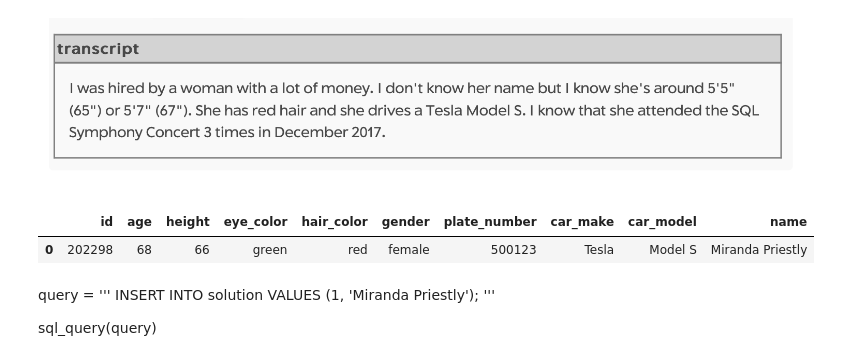
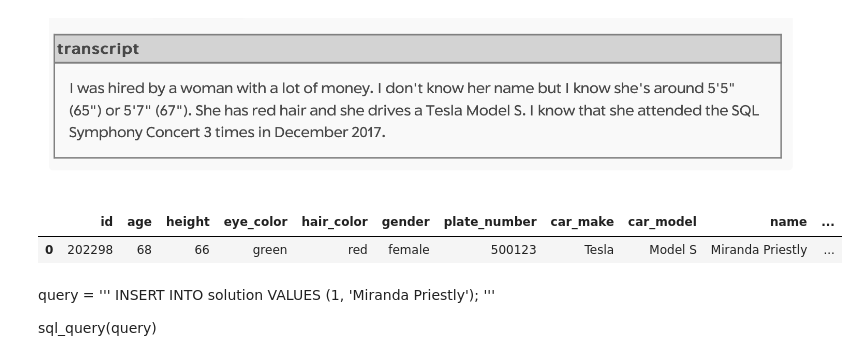
Before and after one commit to cr-jrecalde/Team-Challenge-SQL, a Jupyter notebook: Parte_I_SQL Game_V2.ipynb, the cells around one changed output. Drawn from its saved outputs; the diff is of its cells as text; code cells hidden in the pictures.

```diff
--- a/Parte_I_SQL Game_V2.ipynb
+++ b/Parte_I_SQL Game_V2.ipynb
@@ -126,24 +126,24 @@ sql_query(query)
 ![paso7.png](attachment:paso7.png)
 # %%
 query = '''
-SELECT A.*, B.name
+SELECT A.*, B.name, C.event_name, C.date, COUNT(C.event_name) AS event_count, D.annual_income
 FROM drivers_license A
 JOIN person B ON A.id = B.license_id
 JOIN facebook_event_checkin C ON B.id = C.person_id
+JOIN income D ON B.ssn = D.ssn
 WHERE A.hair_color = 'red'
    AND A.car_make = 'Tesla'
    AND A.car_model = 'Model S'
    AND A.gender = 'female'
    AND C.event_name = 'SQL Symphony Concert'
    AND C.date BETWEEN 20171201 AND 20171231
 GROUP BY A.id
-HAVING COUNT(C.event_id) =3;
 '''
 
 sql_query(query)
 # %% [output]
-|  | id | age | height | eye_color | hair_color | gender | plate_number | car_make | car_model | name |
-| 0 | 202298 | 68 | 66 | green | red | female | 500123 | Tesla | Model S | Miranda Priestly |
+|  | id | age | height | eye_color | hair_color | gender | plate_number | car_make | car_model | name | ... |
+| 0 | 202298 | 68 | 66 | green | red | female | 500123 | Tesla | Model S | Miranda Priestly | ... |
 # %% [markdown]
 query = '''
 INSERT INTO solution VALUES (1, 'Miranda Priestly');
```
